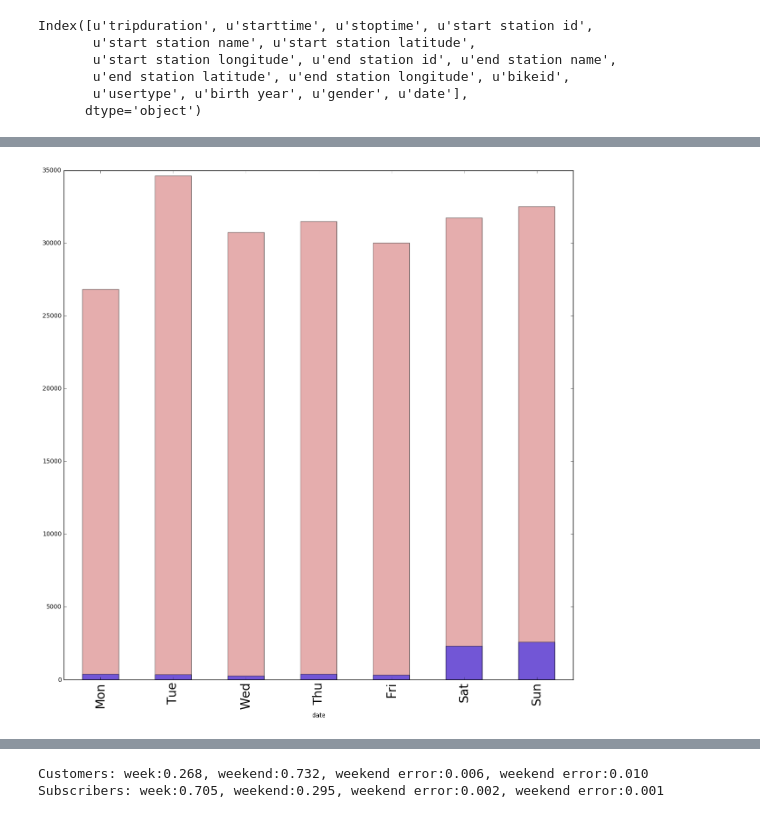
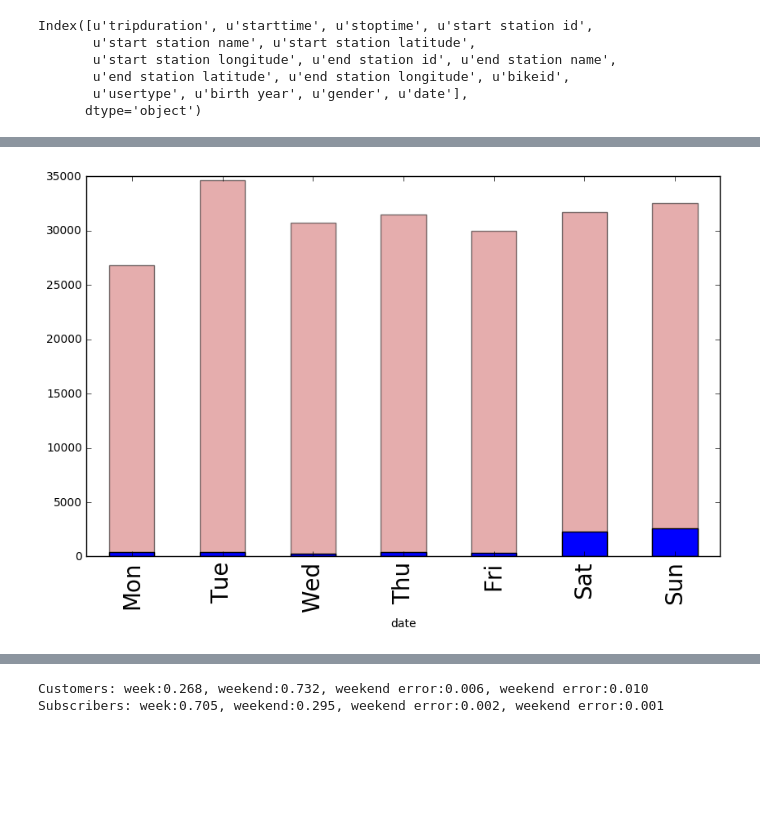
Before and after one commit to yw2278/PUI2016_yw2278, a Jupyter notebook: HW3_rav220/Assignment2_HW3.ipynb, the cells around one changed output, grey strips where cells are left out. Drawn from its saved outputs; the diff is of its cells as text; code cells hidden in the pictures; blank space fills up the shorter version.

```diff
--- a/HW3_rav220/Assignment2_HW3.ipynb
+++ b/HW3_rav220/Assignment2_HW3.ipynb
@@ -111,16 +111,13 @@ Name: usertype, dtype: int64
 # %%
-fig=pl.figure(figsize(15,15))
+fig=pl.figure(figsize(10,6))
 
-#instad of plotting with matplotlib i.e. plot() i use the plot method in pandas
-norm_s = 1
-ax = ((df['date'][df['usertype'] == 'Subscriber'].groupby([df['date'].dt.weekday]).count()) / norm_s).plot(kind="bar",
-                                                                                         color='IndianRed',
-                                                                                         alpha=0.5)
-norm_c = 1
-ax = ((df['date'][df['usertype'] == 'Customer'].groupby([df['date'].dt.weekday]).count()) / norm_c).plot(kind="bar",
-                                                                                              alpha=0.5)
+
+counts_s = df.date[df.usertype == 'Subscriber'].groupby([df.date.dt.weekday]).count()
+counts_c = df.date[df.usertype == 'Customer'].groupby([df.date.dt.weekday]).count()
+ax = counts_s.plot(kind="bar",color='IndianRed', alpha=0.5)
+ax = counts_c.plot(kind="bar")
 
 tmp = ax.xaxis.set_ticklabels(['Mon','Tue','Wed','Thu','Fri','Sat','Sun'], fontsize=20)
 # %% [output]
-[figure, old version]
+[figure, new version]
 # %%
```
Also changed, not shown: parts of 7 cells of this notebook.
